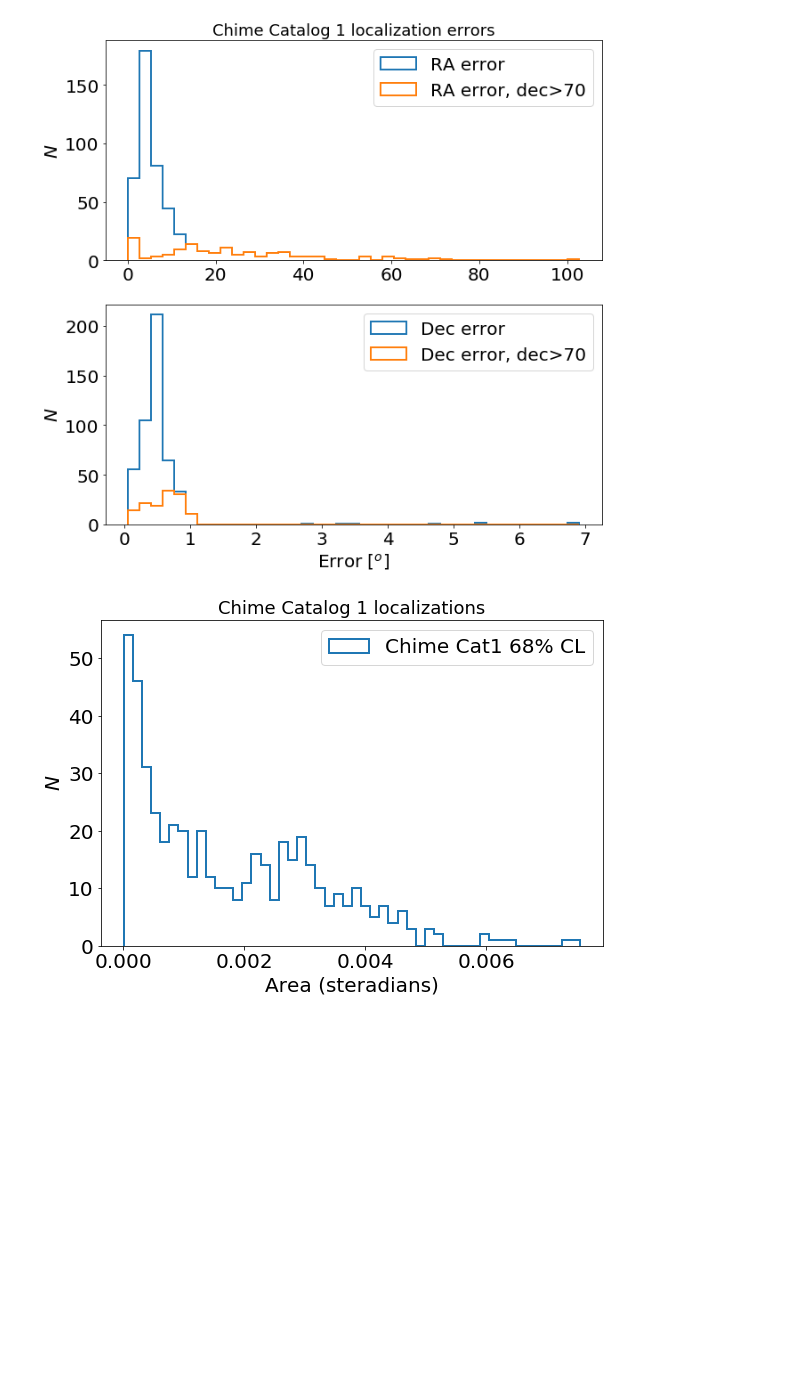
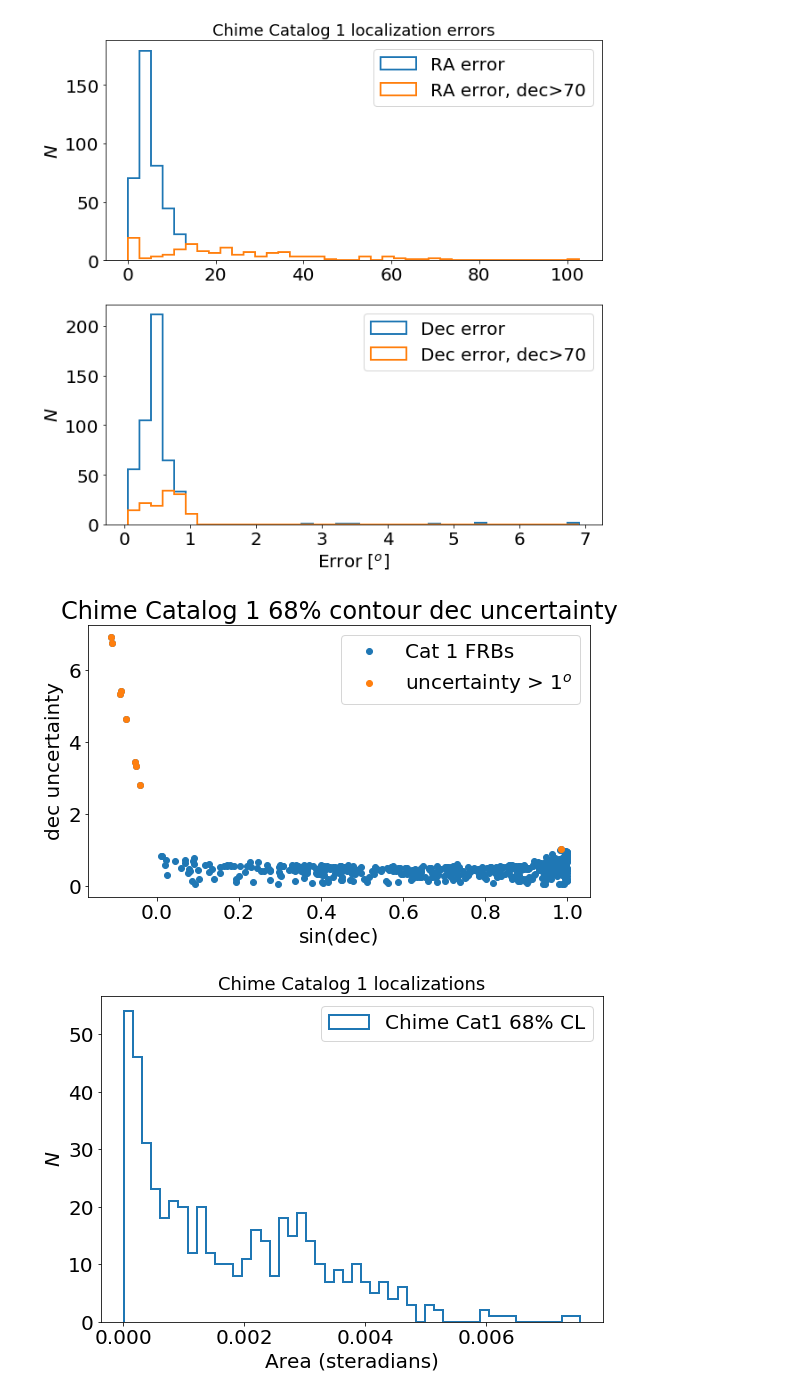
Before and after one commit to jessiethw/FRB, a Jupyter notebook: localizations.ipynb, the cells around one changed output. Drawn from its saved outputs; the diff is of its cells as text; code cells hidden in the pictures; blank space fills up the shorter version.

Commit message:
made new dec unc plots

```diff
--- a/localizations.ipynb
+++ b/localizations.ipynb
@@ -76,7 +76,7 @@ def describe(group, recurse=False):
     print()
 #describe(samp_f['/'])
 # %%
-new_localizations={'tns_name':[],'ra_unc':[],'dec':[],'dec_unc':[]}
+new_localizations={'tns_name':[],'ra_unc':[],'dec':[],'ra':[],'dec_unc':[]}
 for file in dat_files:
     f = h5.File(dat_loc+file,'r')
 
@@ -100,6 +100,7 @@ for file in dat_files:
 
     new_localizations['tns_name'].append(f['/'].attrs['tns_name'])
     new_localizations['dec'].append(f['/'].attrs['dec'])
+    new_localizations['ra'].append(f['/'].attrs['ra'])
     new_localizations['ra_unc'].append(ra_loc)
     new_localizations['dec_unc'].append(dec_loc)
 # %%
@@ -131,5 +132,21 @@ plt.savefig('./frb_param_plots/cat1_loc_err_new.png')
 # %% [output]
 [figure]
+# %%
+fig, ax = plt.subplots(figsize=(9,5))
+plt.plot(np.sin(np.radians(new_localizations['dec'])), new_localizations['dec_unc'],
+         'o', label='Cat 1 FRBs')
+ax.set_ylabel(r'dec uncertainty')
+ax.set_xlabel(r'sin(dec)')
+ax.set_title(r'Chime Catalog 1 68% contour dec uncertainty')
+
+w_unc=np.where(np.asarray(new_localizations['dec_unc'])>1.)[0]
+high_unc=[[new_localizations['dec'][u] for u in w_unc],
+          [new_localizations['dec_unc'][u] for u in w_unc]]
+plt.plot(np.sin(np.radians(high_unc[0])), high_unc[1], 'o', label=r'uncertainty > 1$^o$')
+plt.legend()
+plt.savefig('/home/jthwaites/public_html/frb_param_plots/cat1_decunc.png')
+# %% [output]
+[figure, added]
 # %%
 ## plot of area (steradians) for each map 68%CL
 def calc_area(new_nside=False, max_cl_level=0.68):
```
Also changed, not shown: parts of 1 cell of this notebook, 2 other files.
